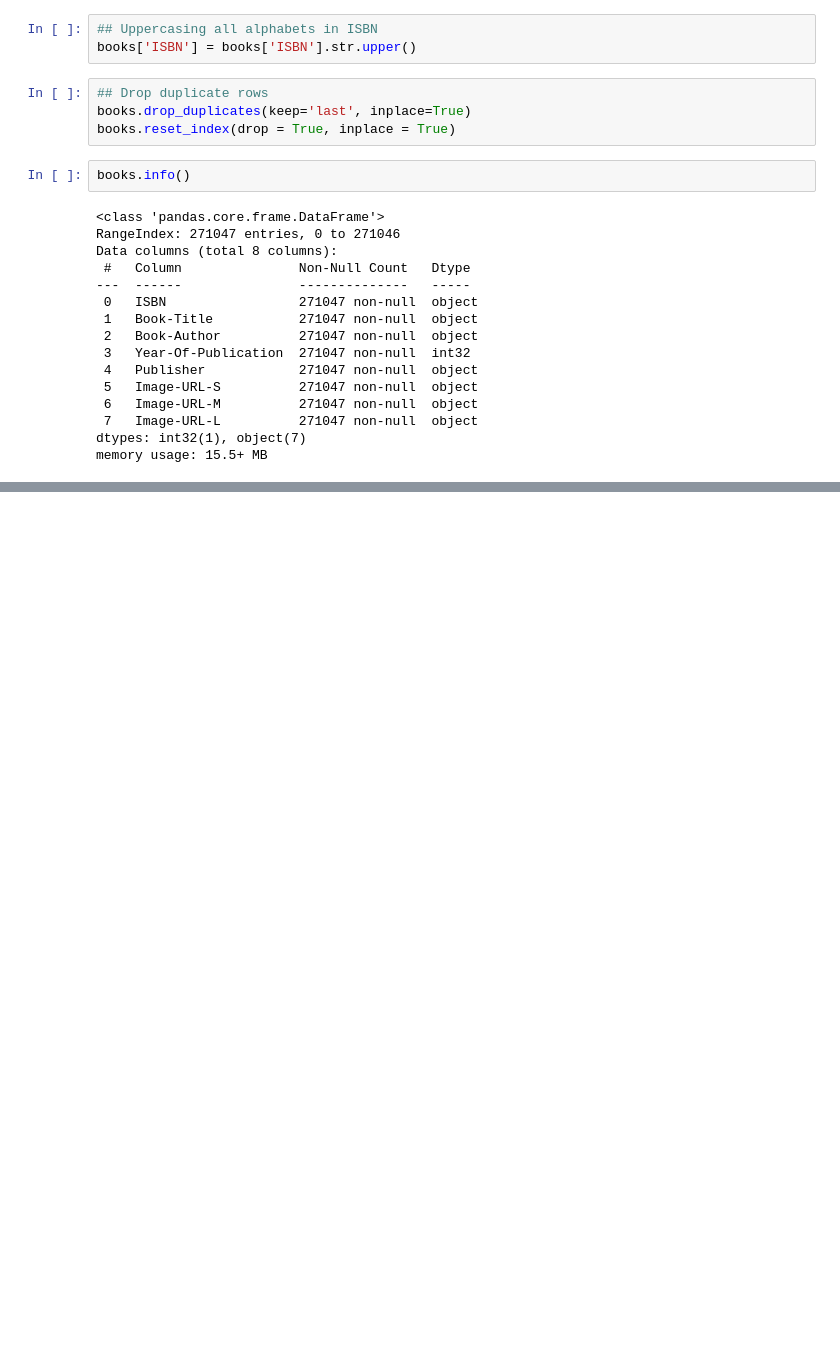
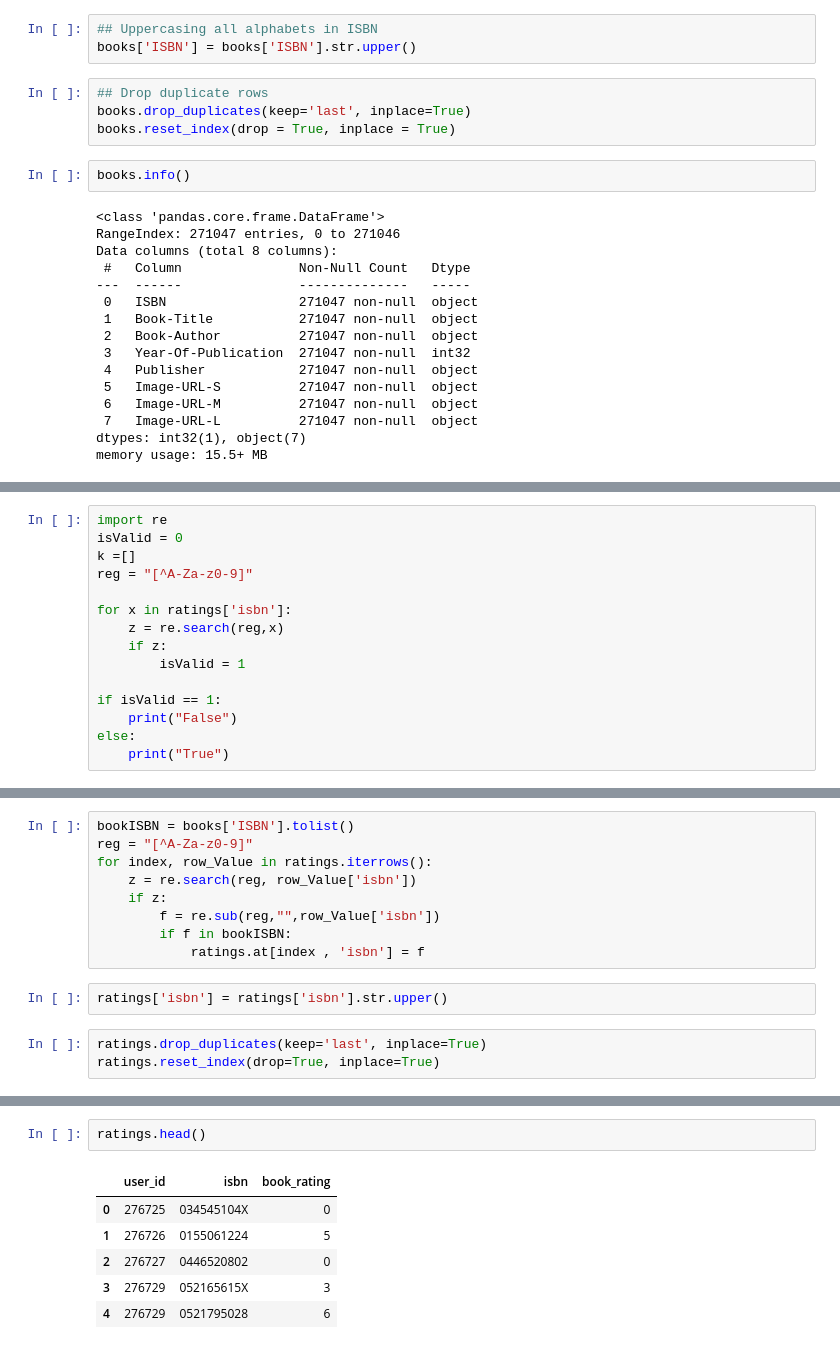
Before and after one commit to maheshhmahi/Book-Recommendation-System, a Jupyter notebook: code/main.ipynb, the cells around one changed output, grey strips where cells are left out. Cells and saved outputs as stored; diff of their text form; blank space fills up the shorter version.

```diff
--- a/code/main.ipynb
+++ b/code/main.ipynb
@@ -240,0 +330,15 @@ memory usage: 15.5+ MB
+# %%
+import re
+isValid = 0
+k =[]
+reg = "[^A-Za-z0-9]"
+
+for x in ratings['isbn']:
+    z = re.search(reg,x)
+    if z:
+        isValid = 1
+
+if isValid == 1:
+    print("False")
+else:
+    print("True")
@@ -240,0 +347,14 @@ memory usage: 15.5+ MB
+# %%
+bookISBN = books['ISBN'].tolist()
+reg = "[^A-Za-z0-9]"
+for index, row_Value in ratings.iterrows():
+    z = re.search(reg, row_Value['isbn'])
+    if z:
+        f = re.sub(reg,"",row_Value['isbn'])
+        if f in bookISBN:
+            ratings.at[index , 'isbn'] = f
+# %%
+ratings['isbn'] = ratings['isbn'].str.upper()
+# %%
+ratings.drop_duplicates(keep='last', inplace=True)
+ratings.reset_index(drop=True, inplace=True)
@@ -240,0 +374,9 @@ memory usage: 15.5+ MB
+# %%
+ratings.head()
+# %% [output]
+|  | user_id | isbn | book_rating |
+| 0 | 276725 | 034545104X | 0 |
+| 1 | 276726 | 0155061224 | 5 |
+| 2 | 276727 | 0446520802 | 0 |
+| 3 | 276729 | 052165615X | 3 |
+| 4 | 276729 | 0521795028 | 6 |
```
Also changed, not shown: parts of 37 cells of this notebook, 3 other files.
